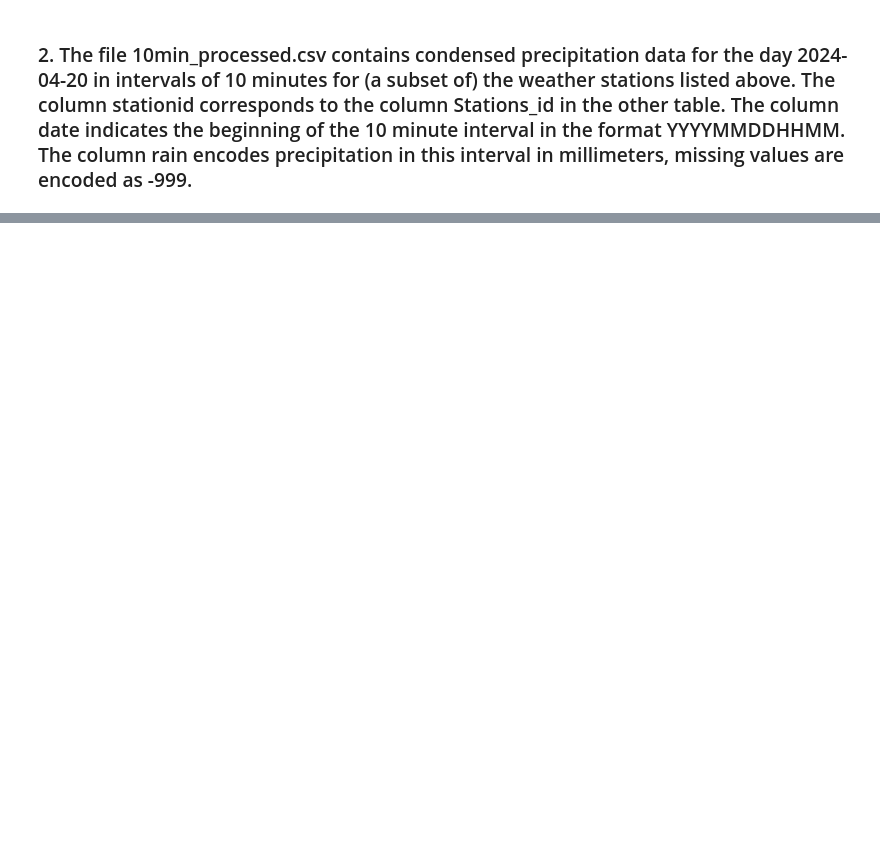
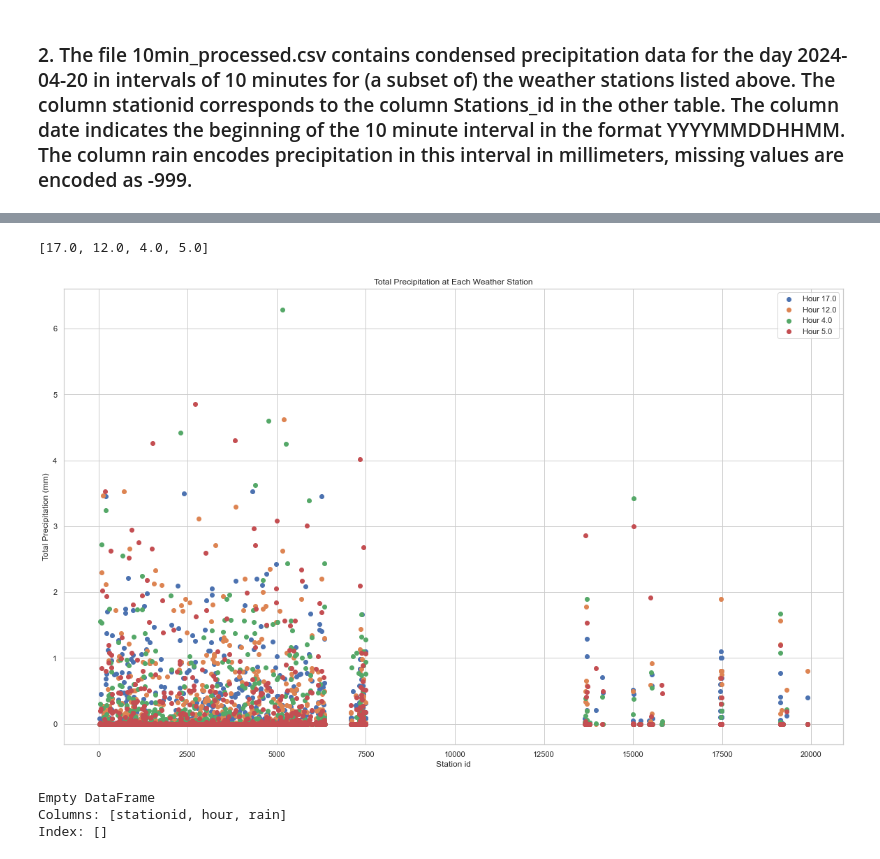
Before and after one commit to Deepak1520/Visualization, a Jupyter notebook: problem-sheet-02/Solution_2.ipynb, the cells around one changed output, grey strips where cells are left out. Saved outputs shown, nothing was run; the diff lists cells and outputs as text; code cells hidden in the pictures; blank space fills up the shorter version.

```diff
--- a/problem-sheet-02/Solution_2.ipynb
+++ b/problem-sheet-02/Solution_2.ipynb
@@ -201,0 +260,6 @@ print(min_Processed_df.shape[0])
+# %%
+#drop the redundant Stations_id column
+
+df_min_Processed.drop(columns = 'Stations_id', inplace = True)
+
+df_min_Processed.head()
@@ -201,0 +273,7 @@ print(min_Processed_df.shape[0])
+# %%
+#rearrage the columns
+desired_columns_order = ['stationid', 'Stationsname', 'date', 'rain']
+
+df_min_Processed = df_min_Processed[desired_columns_order]
+
+df_min_Processed.head(100)
@@ -202,3 +294,9 @@ print(min_Processed_df.shape[0])
 # %%
-#Convert date to yyyy.mm.dd.hh.mm format
-min_Processed_df['date'] = pd.to_datetime(min_Processed_df['date'], format='%Y%m%d%H%M').dt.strftime('%Y.%m.%d.%H.%M')
+#convert the date column to datetime format
+df_min_Processed['date'] = pd.to_datetime(min_Processed['date'], format='%Y%m%d%H%M').dt.strftime('%Y.%m.%d.%H.%M')
+
+
+# Extract the hour part of the 'date' column
+df_min_Processed['hour'] = pd.to_datetime(df_min_Processed['date'], format='%Y.%m.%d.%H.%M').dt.hour
+
+print(df_min_Processed.head())
@@ -233,0 +310,4 @@ Stationname_min_processed_df = pd.merge(min_Processed_df, df[['Stations_id', 'St
+# %%
+#group by 'StationName' and 'Hour'
+df_min_Processed_groupedBy_Station = df_min_Processed.groupby(['stationid', 'hour'])['rain'].sum().reset_index()
+df_min_Processed_groupedBy_Station.shape[0]
@@ -233,0 +338,27 @@ Stationname_min_processed_df = pd.merge(min_Processed_df, df[['Stations_id', 'St
+# %%
+#For one (or multiple) hours, show the precipitation of all weather stations in a scatter plot.
+
+unique_hours = df_min_Processed_groupedBy_Station['hour'].unique()
+
+specified_hours = random.sample(list(unique_hours), 4)
+print(specified_hours)
+
+plt.figure(figsize= (20,12))
+for hour in specified_hours:
+    hour_data = df_min_Processed_groupedBy_Station[df_min_Processed_groupedBy_Station['hour'] == hour]
+    plt.scatter(hour_data['stationid'], hour_data['rain'], label=f'Hour {hour}')
+
+plt.xlabel('Station id')
+plt.ylabel('Total Precipitation (mm)')
+plt.title('Total Precipitation at Each Weather Station')
+plt.legend()
+plt.show()
+# %% [output]
+[17.0, 12.0, 4.0, 5.0]
+[figure, added]
+# %%
+print(df_min_Processed_groupedBy_Station[df_min_Processed_groupedBy_Station['stationid'] == 10000])
+# %% [output]
+Empty DataFrame
+Columns: [stationid, hour, rain]
+Index: []
```
Also changed, not shown: parts of 22 cells of this notebook.
